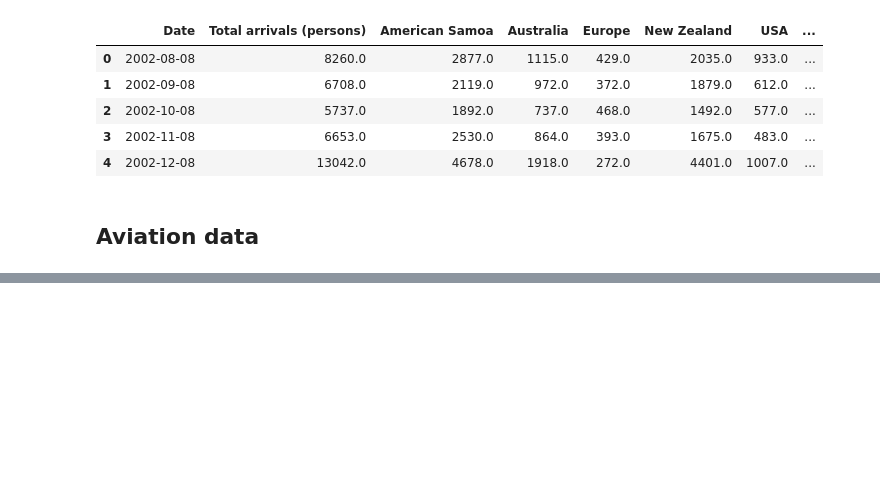
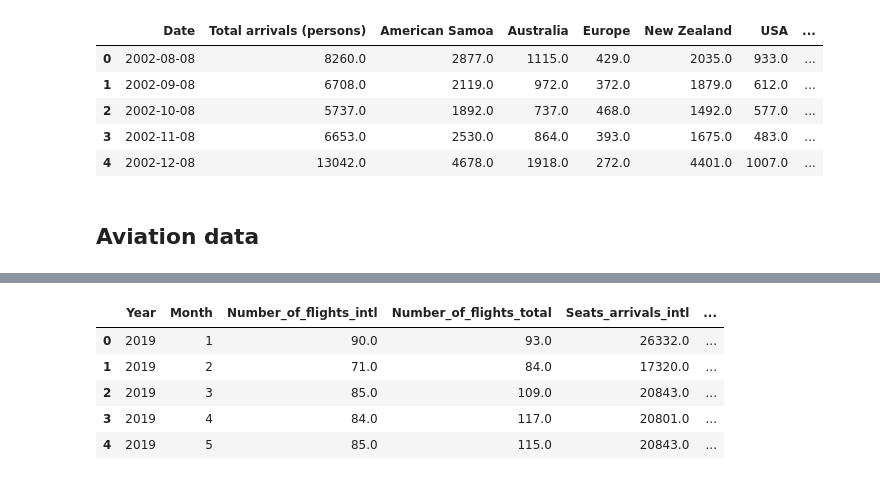
Before and after one commit to worldbank/pacific-observatory, a Jupyter notebook: scripts/notebooks/EDA-Samoa.ipynb, the cells around one changed output, grey strips where cells are left out. Saved outputs shown, nothing was run; the diff lists cells and outputs as text; code cells hidden in the pictures; blank space fills up the shorter version.

```diff
--- a/scripts/notebooks/EDA-Samoa.ipynb
+++ b/scripts/notebooks/EDA-Samoa.ipynb
@@ -71,0 +121,10 @@ error_lst = check_quality(samon_byco, ["Date", "Cruise ships"], "Total arrivals
+# %%
+ws_avi_merged = ws_avi_19_22.merge(samon_byco, on=["Year", "Month"], how="left").drop("Date", axis=1)
+ws_avi_merged.head(5)
+# %% [output]
+|  | Year | Month | Number_of_flights_intl | Number_of_flights_total | Seats_arrivals_intl | ... |
+| 0 | 2019 | 1 | 90.0 | 93.0 | 26332.0 | ... |
+| 1 | 2019 | 2 | 71.0 | 84.0 | 17320.0 | ... |
+| 2 | 2019 | 3 | 85.0 | 109.0 | 20843.0 | ... |
+| 3 | 2019 | 4 | 84.0 | 117.0 | 20801.0 | ... |
+| 4 | 2019 | 5 | 85.0 | 115.0 | 20843.0 | ... |
```
Also changed, not shown: parts of 12 cells of this notebook, 7 other files.
